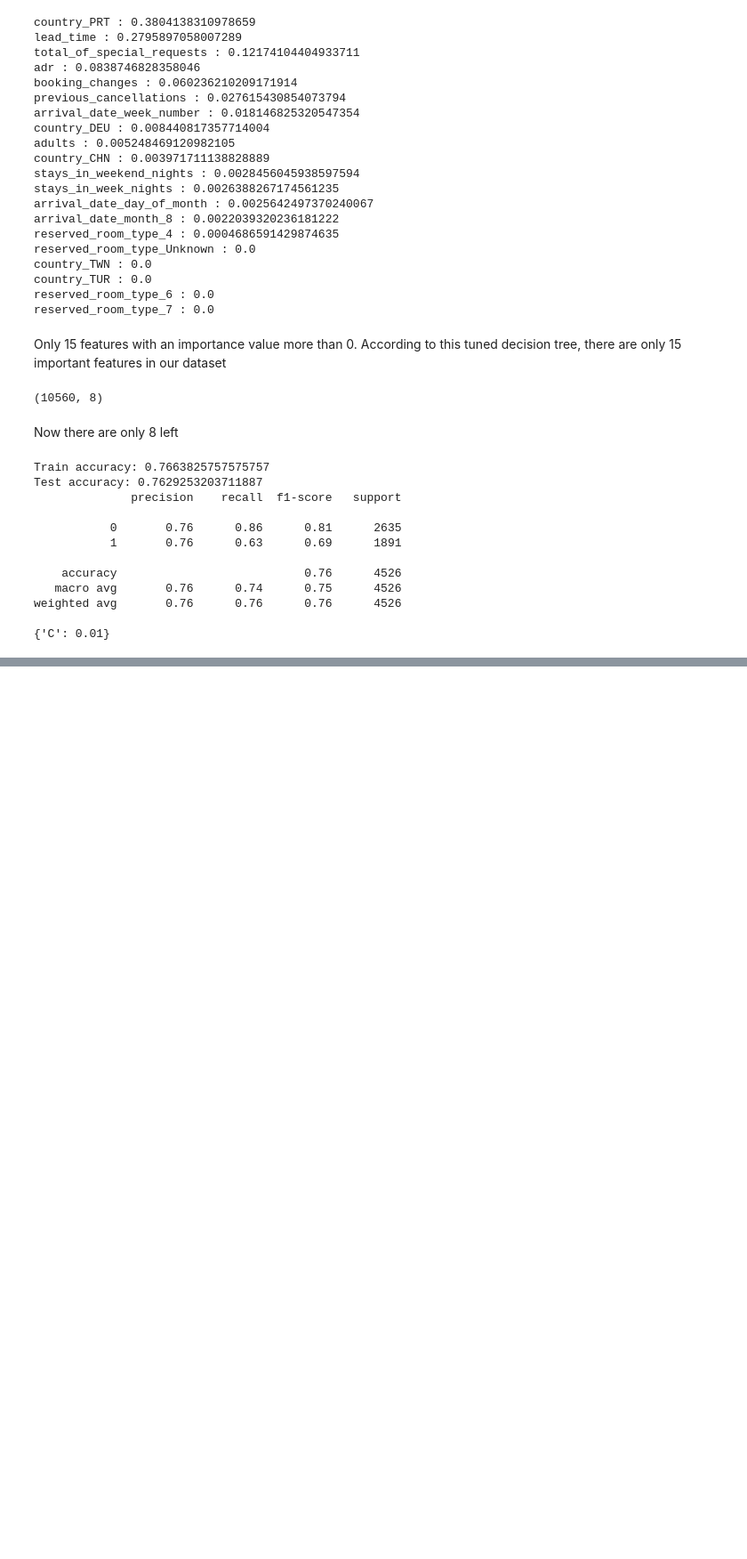
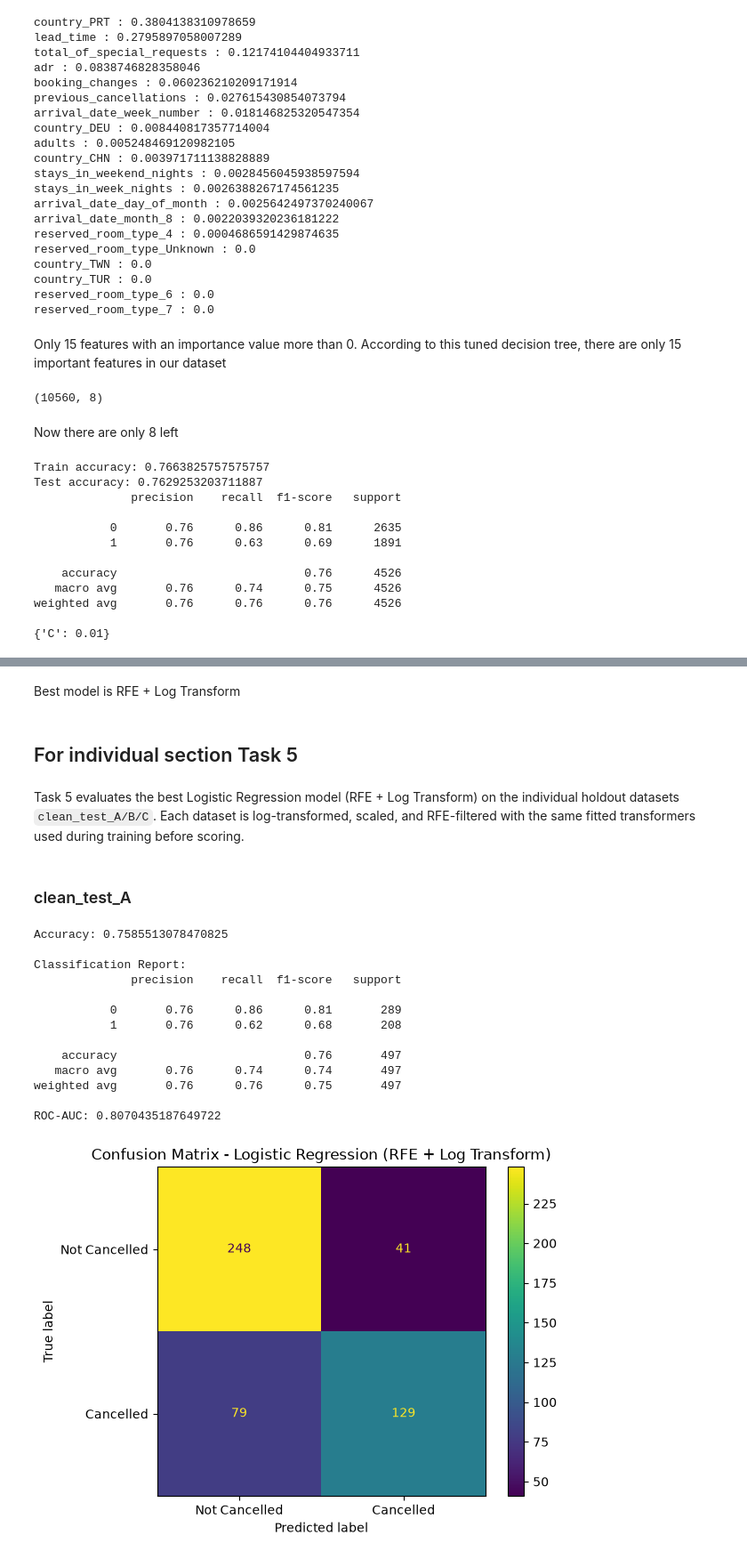
Before and after one commit to Matsuzaki-Yuta/CAB330_Assignment1, a Jupyter notebook: models/regression.ipynb, the cells around one changed output, grey strips where cells are left out. Shown at 89% size. Cells and saved outputs as stored; diff of their text form; code cells hidden in the pictures; blank space fills up the shorter version.

Commit message:
Fix GridSearchCV, added some docs, added evaluation using best model

```diff
--- a/models/regression.ipynb
+++ b/models/regression.ipynb
@@ -451,3 +480,10 @@ weighted avg       0.78      0.79      0.78      4526
+# %%
+record_model(f"Logistic Regression (C = {cv.best_params_['C']}) (RFE + Log Transform)", cv, X_train_sel_log, y_train_log, X_test_sel_log, y_test_log)
+
+# Persist best-model artifacts before later cells overwrite cv/rfe
+best_lr = cv.best_estimator_
+best_rfe = rfe
+best_scaler = scaler_log
 # %% [markdown]
 improved test accuracy! precision, recall, f1-score all maintain the same scores as the original log model and some even out-perform it!!!
 # %% [markdown]
@@ -544,0 +593,6 @@ weighted avg       0.76      0.76      0.76      4526
+# %% [markdown]
+Best model is RFE + Log Transform
+# %% [markdown]
+## For individual section Task 5
+# %% [markdown]
+Task 5 evaluates the best Logistic Regression model (RFE + Log Transform) on the individual holdout datasets `clean_test_A/B/C`. Each dataset is log-transformed, scaled, and RFE-filtered with the same fitted transformers used during training before scoring.
@@ -544,0 +669,27 @@ weighted avg       0.76      0.76      0.76      4526
+# %% [markdown]
+### clean_test_A
+# %%
+evaluate_individual_dataset(
+    best_lr,
+    "../data/clean_test_A.csv",
+    scaler=best_scaler,
+    rfe=best_rfe,
+    skewed_cols=skewed_cols,
+    feature_columns=X_log.columns,
+    model_name="Logistic Regression (RFE + Log Transform)",
+)
+# %% [output]
+Accuracy: 0.7585513078470825
+
+Classification Report:
+              precision    recall  f1-score   support
+
+           0       0.76      0.86      0.81       289
+           1       0.76      0.62      0.68       208
+
+    accuracy                           0.76       497
+   macro avg       0.76      0.74      0.74       497
+weighted avg       0.76      0.76      0.75       497
+
+ROC-AUC: 0.8070435187649722
+[figure, added]
```
Also changed, not shown: parts of 16 cells of this notebook.
